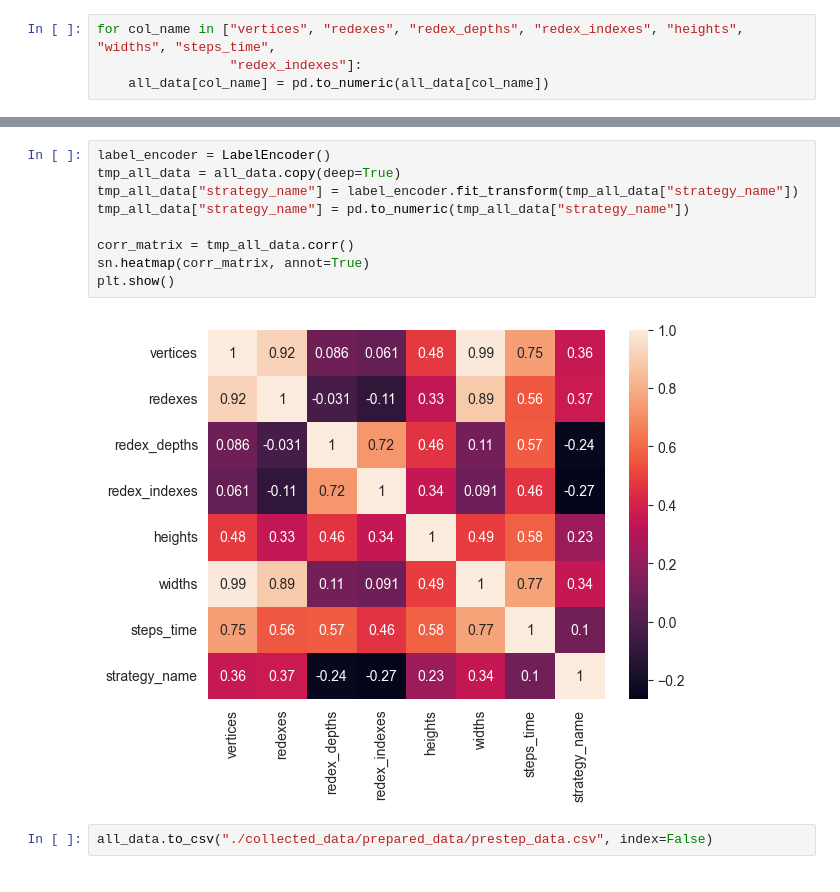
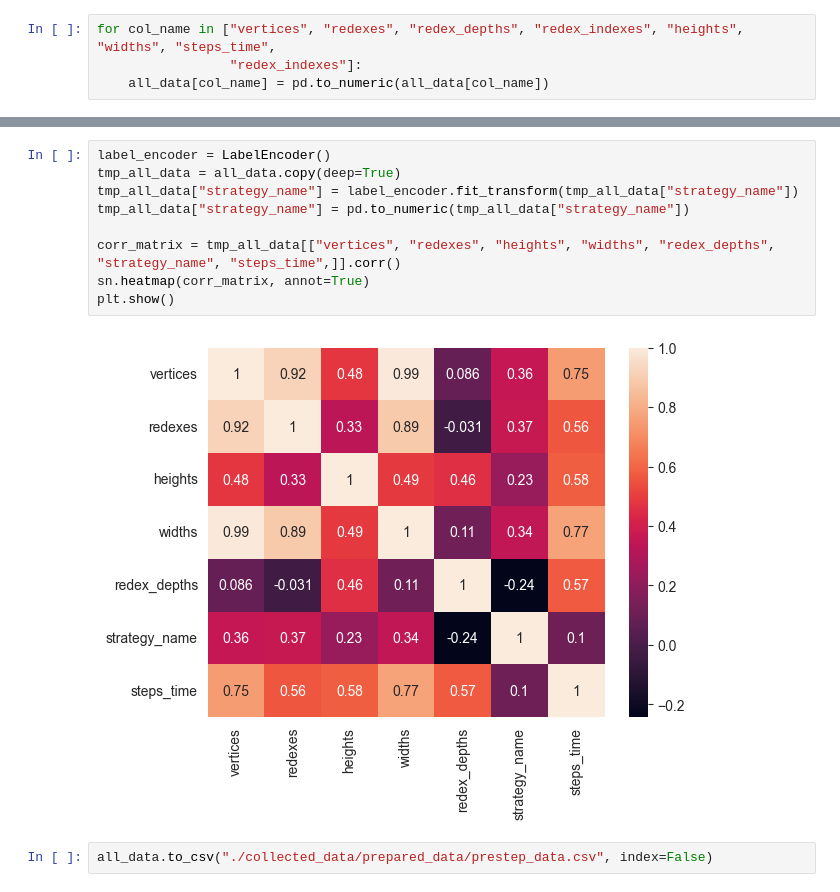
Before and after one commit to alex-deineha/pure-calculus, a Jupyter notebook: src/tests_16_regression/prepare_data.ipynb, the cells around one changed output, grey strips where cells are left out. Saved outputs shown, nothing was run; the diff lists cells and outputs as text.

Commit message:
Collecting parameters for the article No 2, collection distribution & correlation graphics.

```diff
--- a/src/tests_16_regression/prepare_data.ipynb
+++ b/src/tests_16_regression/prepare_data.ipynb
@@ -73,14 +73,14 @@ plt.show()
 # %%
 label_encoder = LabelEncoder()
 tmp_all_data = all_data.copy(deep=True)
 tmp_all_data["strategy_name"] = label_encoder.fit_transform(tmp_all_data["strategy_name"])
 tmp_all_data["strategy_name"] = pd.to_numeric(tmp_all_data["strategy_name"])
 
-corr_matrix = tmp_all_data.corr()
+corr_matrix = tmp_all_data[["vertices", "redexes", "heights", "widths", "redex_depths", "strategy_name", "steps_time",]].corr()
 sn.heatmap(corr_matrix, annot=True)
 plt.show()
 # %% [output]
-[figure, old version]
+[figure, new version]
 # %%
 all_data.to_csv("./collected_data/prepared_data/prestep_data.csv", index=False)
 # %% [markdown]
```
Also changed, not shown: parts of 10 cells of this notebook, 1 other file.
